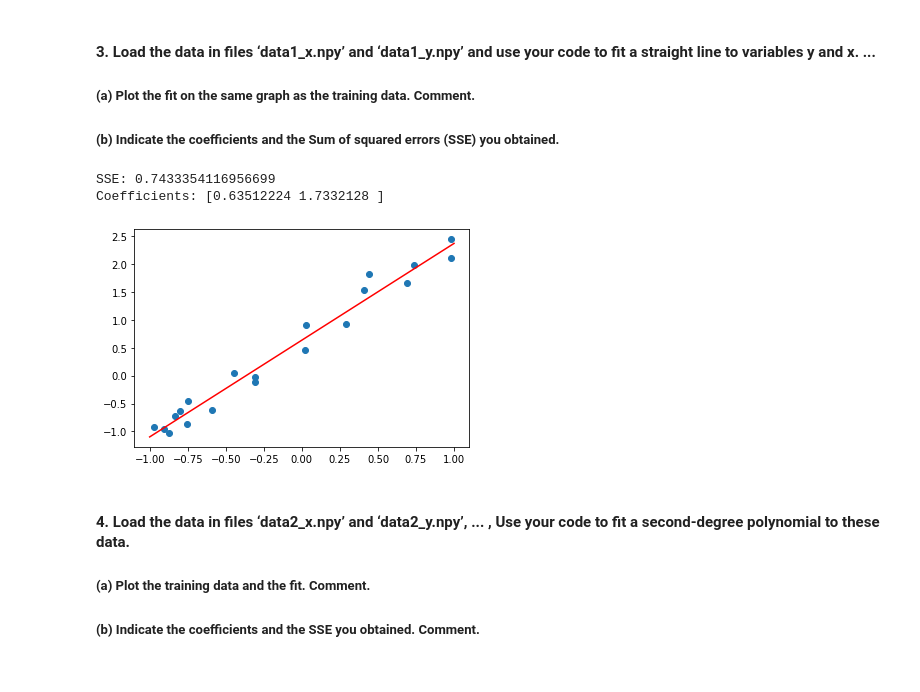
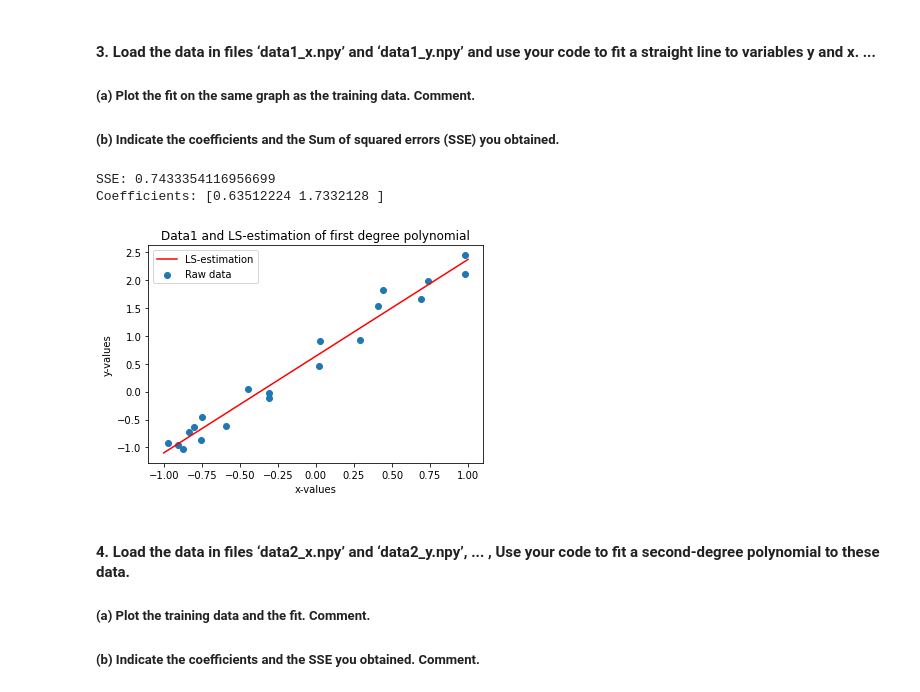
Before and after one commit to Andre-MR-Pereira/MLabs, a Jupyter notebook: Labs/Lab1/part1.ipynb, the cells around one changed output. Saved outputs shown, nothing was run; the diff lists cells and outputs as text; code cells hidden in the pictures.

Commit message:
Fixed plots

```diff
--- a/Labs/Lab1/part1.ipynb
+++ b/Labs/Lab1/part1.ipynb
@@ -92,22 +92,26 @@ def SSE(y, y_):
 # %%
 x = np.load('./data1_x.npy')
 y = np.load('./data1_y.npy')
 
 # A straight line means a polynomial of degree 1
 a = poly_fit(x,y,1)
 print("SSE:", SSE(y, poly_vector(a, x)))
 print("Coefficients:", a, "\n")
 
 x_ = np.linspace(-1, 1, 100)
 y_ = poly_vector(a, x_)
 
-plt.scatter(x,y)
-plt.plot(x_,y_, color="red")
+plt.scatter(x,y, label='Raw data')
+plt.plot(x_,y_, color="red", label='LS-estimation')
+plt.title('Data1 and LS-estimation of first degree polynomial')
+plt.xlabel('x-values')
+plt.ylabel('y-values')
+plt.legend()
 plt.show()
 # %% [output]
 SSE: 0.7433354116956699
 Coefficients: [0.63512224 1.7332128 ]
-[figure, old version]
+[figure, new version]
 # %% [markdown]
 ####  4. Load the data in files ‘data2_x.npy’ and ‘data2_y.npy’, ... , Use your code to fit a second-degree polynomial to these data.
 ##### (a) Plot the training data and the fit. Comment.
```
Also changed, not shown: parts of 2 cells of this notebook.
